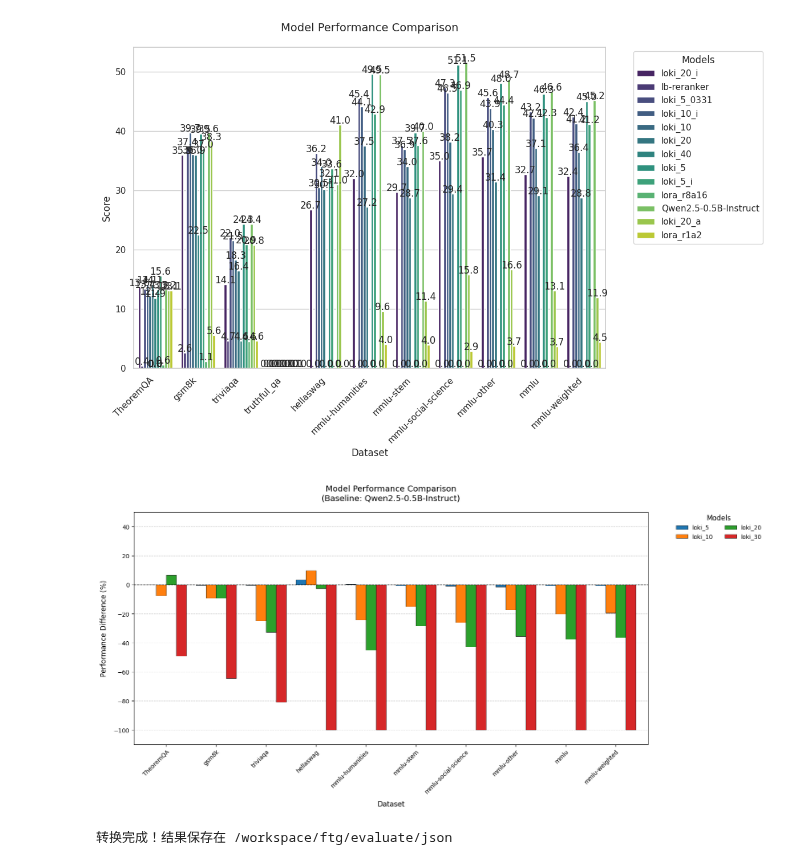
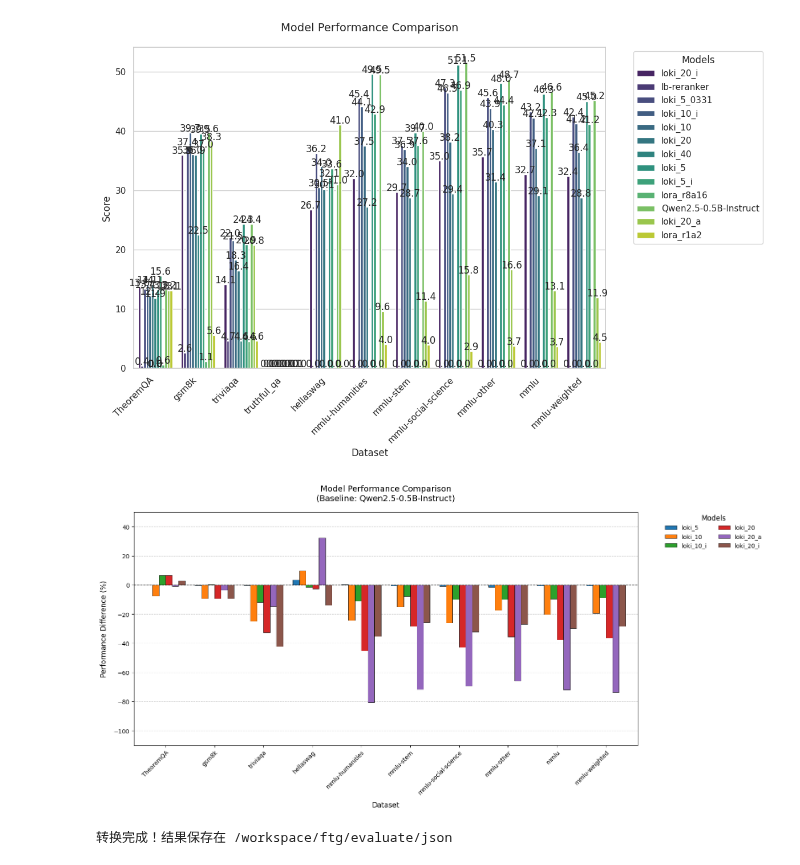
Before and after one commit to Nexround/ftg, a Jupyter notebook: evaluate/csv.ipynb, the cells around one changed output. Saved outputs shown, nothing was run; the diff lists cells and outputs as text; code cells hidden in the pictures.

```diff
--- a/evaluate/csv.ipynb
+++ b/evaluate/csv.ipynb
@@ -216,38 +216,38 @@ def visualize_model_comparison(folder_path, baseline_model, exclude_strs=None, m
 
     # 显示图表
     plt.tight_layout()
     plt.show()
 
 
 # 使用示例
 if __name__ == "__main__":
     # 配置参数（根据实际修改）
     model_list = [
     "loki_5",
     "loki_10",
-    # "loki_10_i",
+    "loki_10_i",
     "loki_20",
-    # "loki_20_a",
-    # "loki_20_i",
-    "loki_30",
+    "loki_20_a",
+    "loki_20_i",
+    # "loki_30",
     # "loki_30_20steps",
     # "loki_30_a",
     # "loki_30_i",
     # "loki_40",
     # "lora_r1a2",
     # "lora_r8a16",
     "Qwen2.5-0.5B-Instruct"
 ]
     config = {
         "folder_path": "/workspace/ftg/evaluate/json",  # JSON文件目录
         "baseline_model": "Qwen2.5-0.5B-Instruct",      # 基线模型
         "exclude_strs": ["lukaemon", "truthful"],        # 排除包含这些字符串的数据集
         "model_order": model_list,                      # 模型显示顺序
     }
 
     visualize_model_comparison(**config)
 # %% [output]
-[figure, old version]
+[figure, new version]
 # %%
 import pandas as pd
 import os
```
Also changed, not shown: 10 other files.
